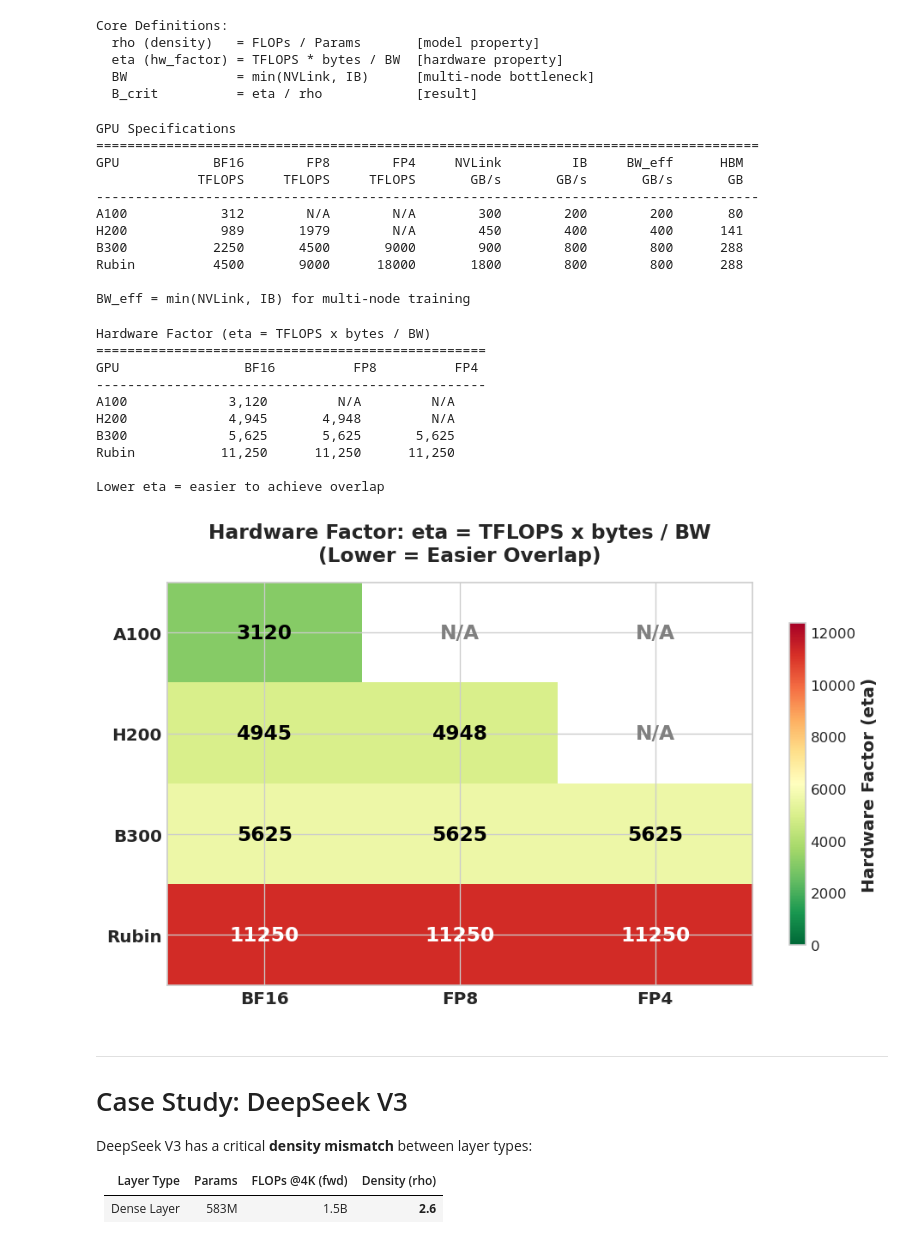
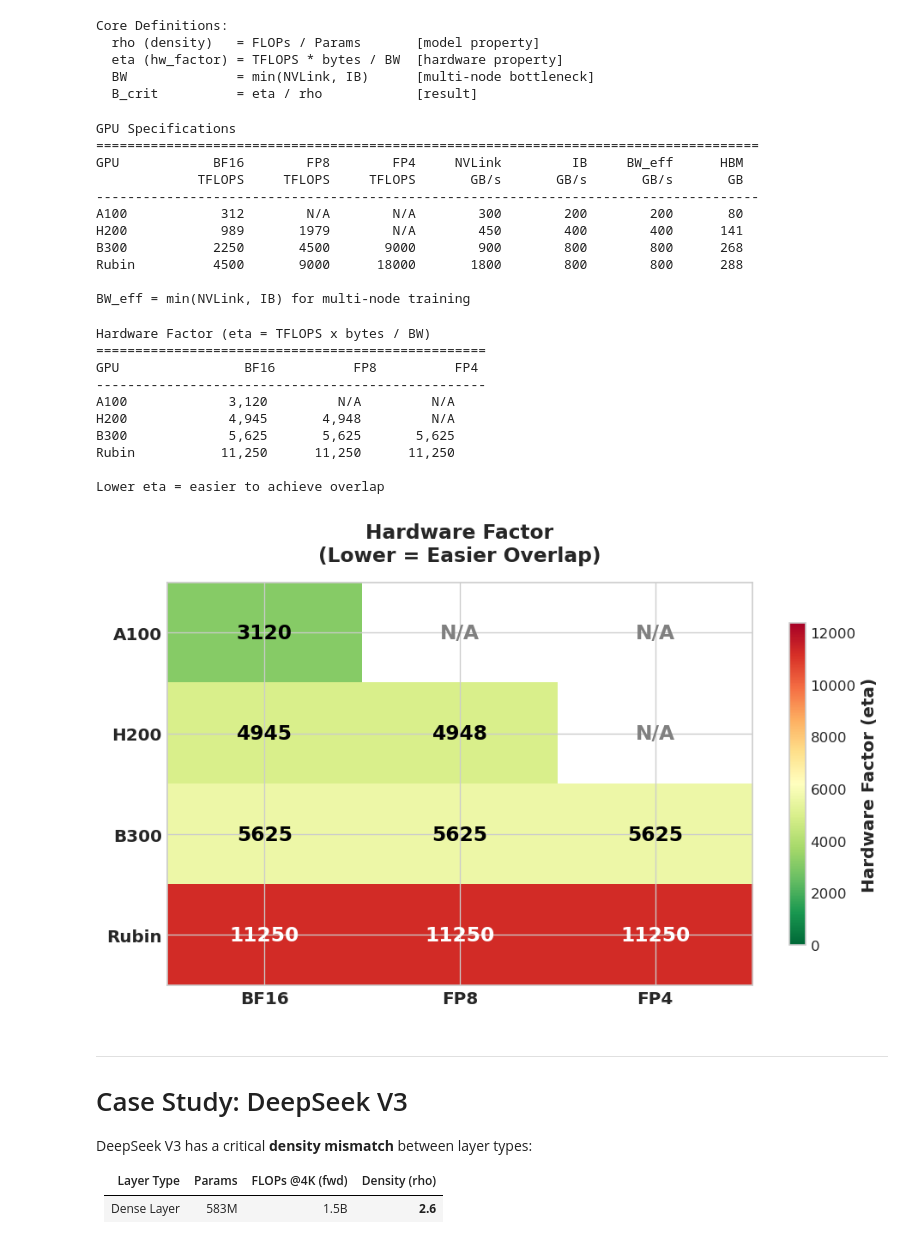
Before and after one commit to junjzhang/boring-shits, a Jupyter notebook: maybe-fsdp-is-god/fsdp_overlap_analysis.ipynb, the cells around one changed output. Saved outputs shown, nothing was run; the diff lists cells and outputs as text; code cells hidden in the pictures.

```diff
--- a/maybe-fsdp-is-god/fsdp_overlap_analysis.ipynb
+++ b/maybe-fsdp-is-god/fsdp_overlap_analysis.ipynb
@@ -134,7 +134,7 @@ GPUS = {
         tflops={"bf16": 2250, "fp8": 4500, "fp4": 9000},
         nvlink_gbps=900,
         ib_gbps=800,
-        hbm_gb=288,
+        hbm_gb=268,
     ),
     "Rubin": GPU(
         name="Rubin",
@@ -167,7 +167,7 @@ GPU            BF16        FP8        FP4     NVLink         IB     BW_eff
 -------------------------------------------------------------------------------------
 A100            312        N/A        N/A        300        200        200       80
 H200            989       1979        N/A        450        400        400      141
-B300           2250       4500       9000        900        800        800      288
+B300           2250       4500       9000        900        800        800      268
 Rubin          4500       9000      18000       1800        800        800      288
 
 BW_eff = min(NVLink, IB) for multi-node training
@@ -220,7 +220,7 @@ def plot_hw_factor_table():
     cbar = plt.colorbar(im, ax=ax, shrink=0.8)
     cbar.set_label('Hardware Factor (eta)', fontsize=12, fontweight='bold')
 
-    ax.set_title('Hardware Factor: eta = TFLOPS x bytes / BW\n(Lower = Easier Overlap)',
+    ax.set_title('Hardware Factor\n(Lower = Easier Overlap)',
                  fontsize=14, fontweight='bold', pad=15)
 
     plt.tight_layout()
@@ -230,34 +230,34 @@ def plot_hw_factor_table():
 # Print table
 print("Hardware Factor (eta = TFLOPS x bytes / BW)")
 print("=" * 50)
 print(f"{'GPU':<10} {'BF16':>12} {'FP8':>12} {'FP4':>12}")
 print("-" * 50)
 for name, gpu in GPUS.items():
     row = [f"{name:<10}"]
     for dtype in ["bf16", "fp8", "fp4"]:
         try:
             eta = gpu.hw_factor(dtype)
             row.append(f"{eta:>12,.0f}")
         except ValueError:
             row.append(f"{'N/A':>12}")
     print("".join(row))
 print()
 print("Lower eta = easier to achieve overlap")
 
 fig = plot_hw_factor_table()
 plt.show()
 # %% [output]
 Hardware Factor (eta = TFLOPS x bytes / BW)
 ==================================================
 GPU                BF16          FP8          FP4
 --------------------------------------------------
 A100             3,120         N/A         N/A
 H200             4,945       4,948         N/A
 B300             5,625       5,625       5,625
 Rubin           11,250      11,250      11,250
 
 Lower eta = easier to achieve overlap
-[figure, old version]
+[figure, new version]
 # %% [markdown]
 ---
 
```
Also changed, not shown: 2 other files.
